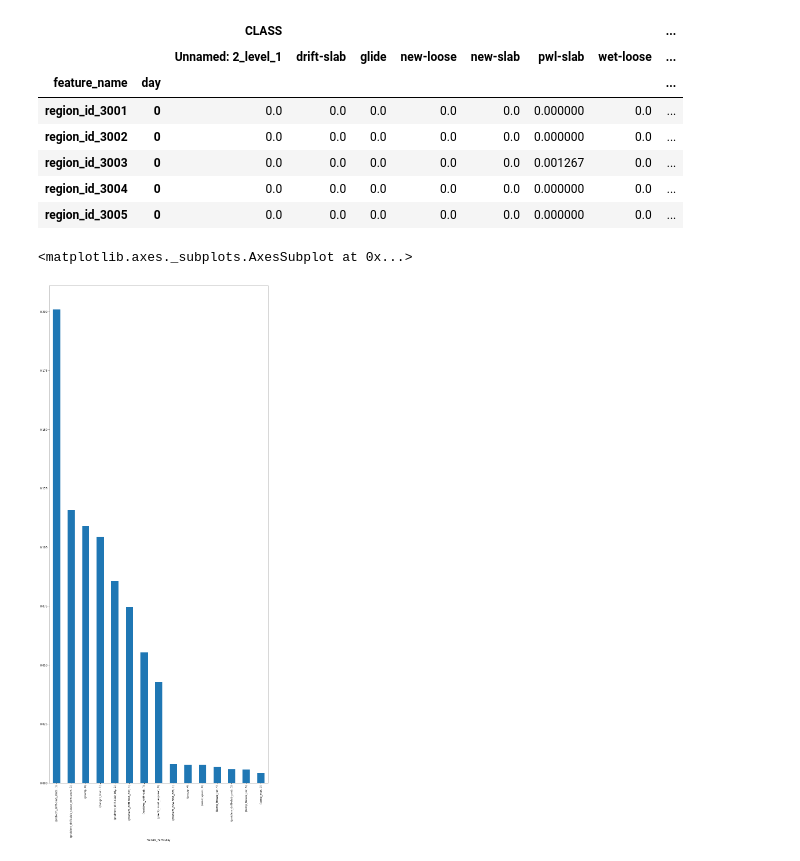
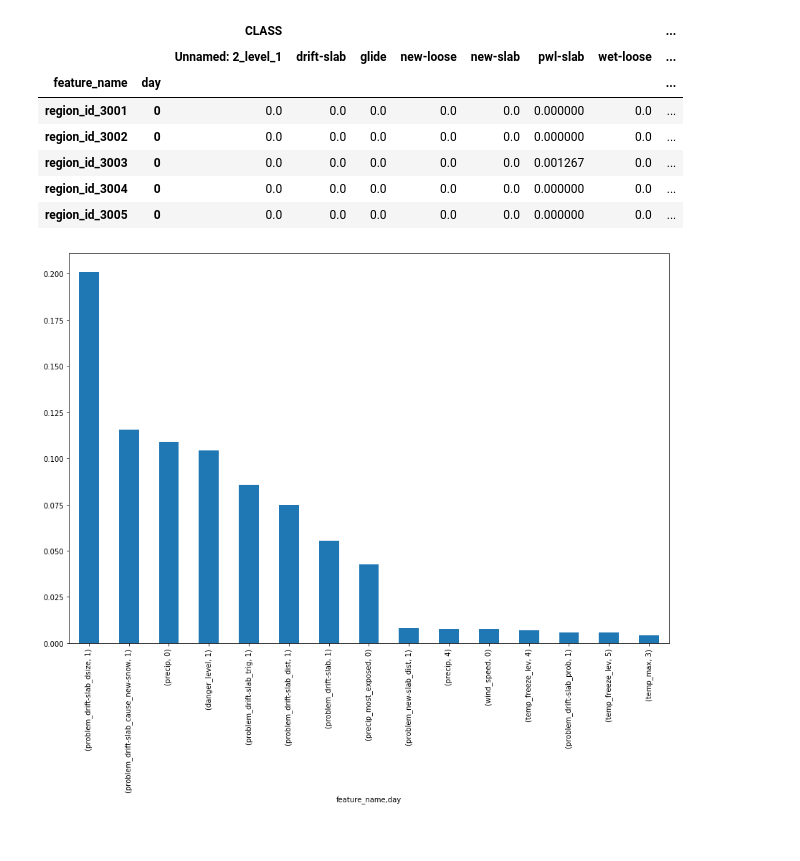
Before and after one commit to NVE/avalanche_ml, a Jupyter notebook: notebooks/feature_importance/feature_importance.ipynb, the cells around one changed output. Cells and saved outputs as stored; diff of their text form; code cells hidden in the pictures.

Commit message:
Finished notebook to plot scores and importances.

```diff
--- a/notebooks/feature_importance/feature_importance.ipynb
+++ b/notebooks/feature_importance/feature_importance.ipynb
@@ -65,7 +72,9 @@ importances_df.head()
 | region_id_3005 | 0 | 0.0 | 0.0 | 0.0 | 0.0 | 0.0 | 0.000000 | 0.0 | ... |
 # %%
 _df = importances_df.nlargest(15, ('CLASS', 'drift-slab'), keep='all')
-_df[('CLASS', 'drift-slab')].plot(kind='bar')
+_df[('CLASS', 'drift-slab')].plot(kind='bar', figsize=(15, 10))
+plt.xlabel = 'Importance'
+plt.ylabel = 'Feature'
+plt.savefig('importance.pdf')
 # %% [output]
-<matplotlib.axes._subplots.AxesSubplot at 0x...>
-[figure, old version]
+[figure, new version]
```
Also changed, not shown: parts of 8 cells of this notebook.
